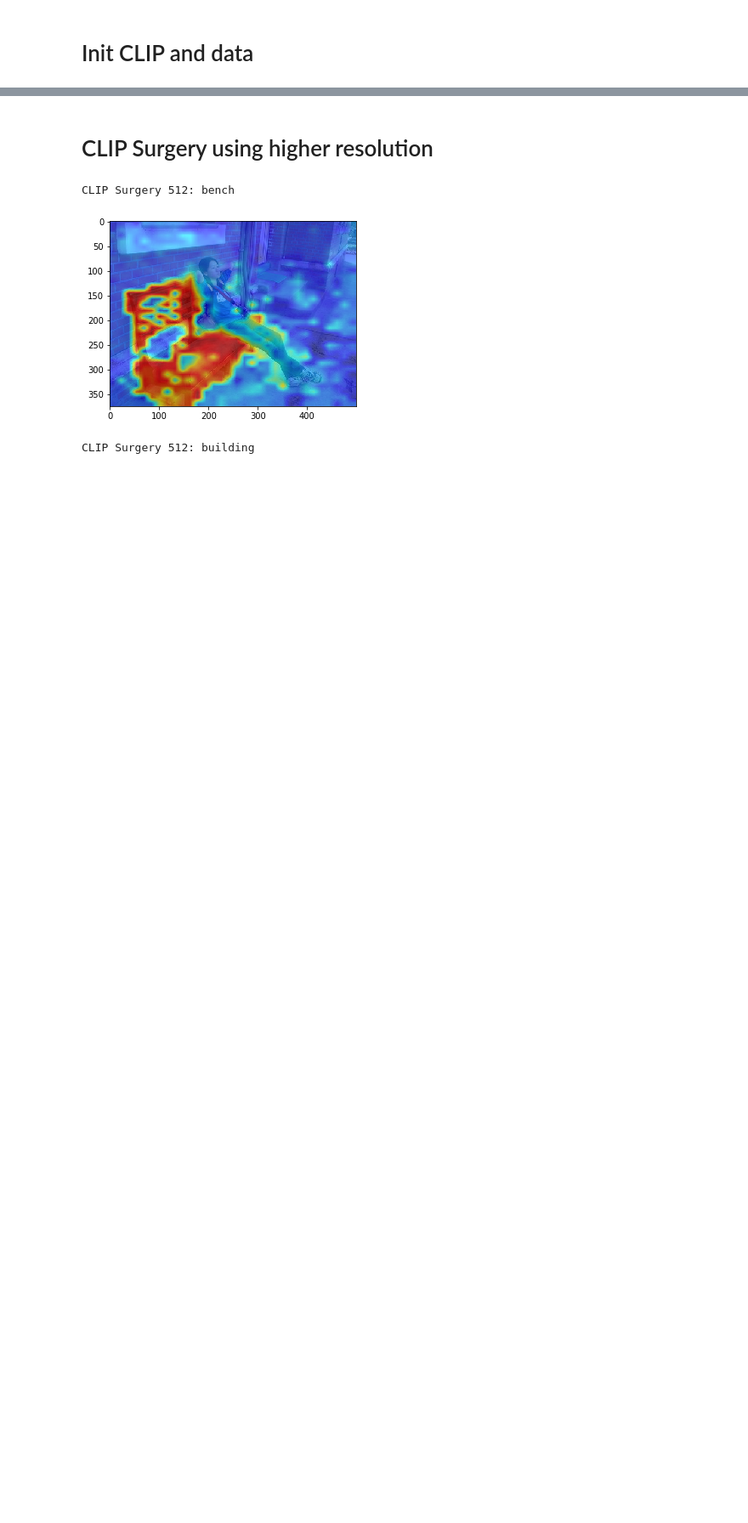
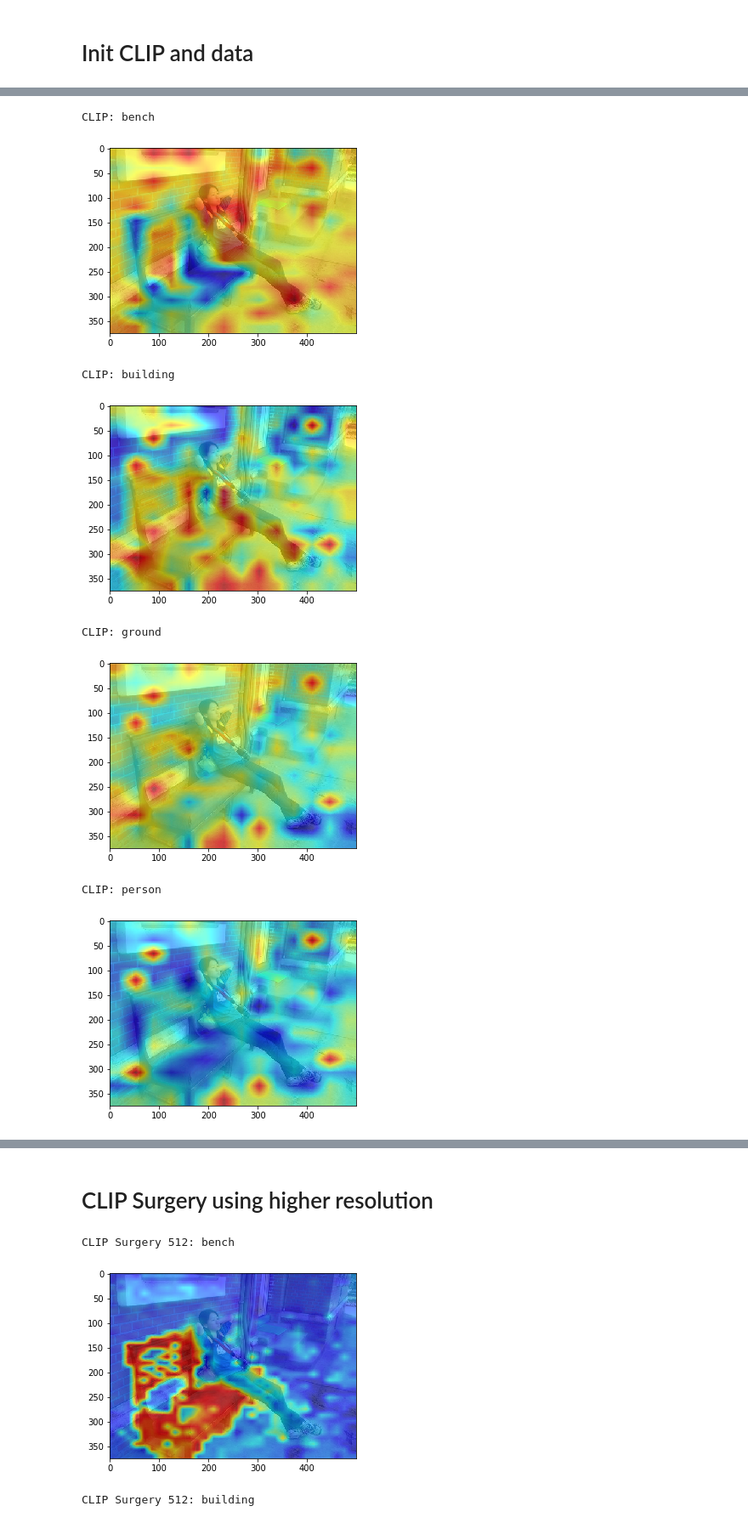
Before and after one commit to xmed-lab/CLIP_Surgery, a Jupyter notebook: demo.ipynb, the cells around one changed output, grey strips where cells are left out. Shown at 85% size. Saved outputs shown, nothing was run; the diff lists cells and outputs as text; code cells hidden in the pictures; blank space fills up the shorter version.

```diff
--- a/demo.ipynb
+++ b/demo.ipynb
@@ -54,0 +28,34 @@ ith torch.no_grad():<br>
+# %%
+with torch.no_grad():
+    # extract image features
+    image_features = model.encode_image(image)
+    image_features = image_features / image_features.norm(dim=1, keepdim=True)
+
+    # prompt ensemble for text features with normalization
+    text_features = clip.encode_text_with_prompt_ensemble(model, all_texts, device)
+
+    # similarity map from image tokens with min-max norm and resize, B,H,W,N
+    features = image_features @ text_features.t()
+    similarity_map = clip.get_similarity_map(features[:, 1:, :], cv2_img.shape[:2])
+
+    # draw similarity map
+    for b in range(similarity_map.shape[0]):
+        for n in range(similarity_map.shape[-1]):
+            if all_texts[n] not in target_texts:
+                continue
+            vis = (similarity_map[b, :, :, n].cpu().numpy() * 255).astype('uint8')
+            vis = cv2.applyColorMap(vis, cv2.COLORMAP_JET)
+            vis = cv2_img * 0.4 + vis * 0.6
+            vis = cv2.cvtColor(vis.astype('uint8'), cv2.COLOR_BGR2RGB)
+            print('CLIP:', all_texts[n])
+            plt.imshow(vis)
+            plt.show()
+# %% [output]
+CLIP: bench
+[figure, added]
+CLIP: building
+[figure, added]
+CLIP: ground
+[figure, added]
+CLIP: person
+[figure, added]
```
Also changed, not shown: parts of 5 cells of this notebook, 2 other files.
